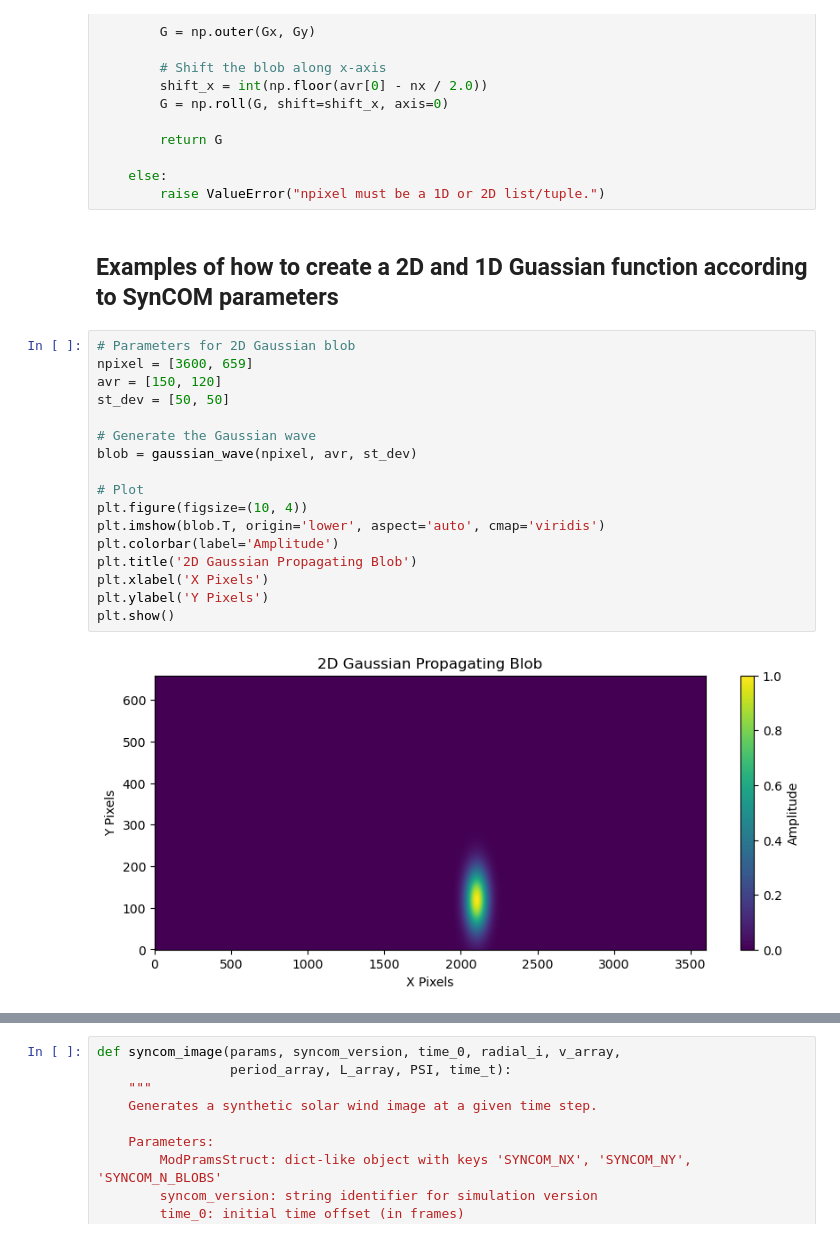
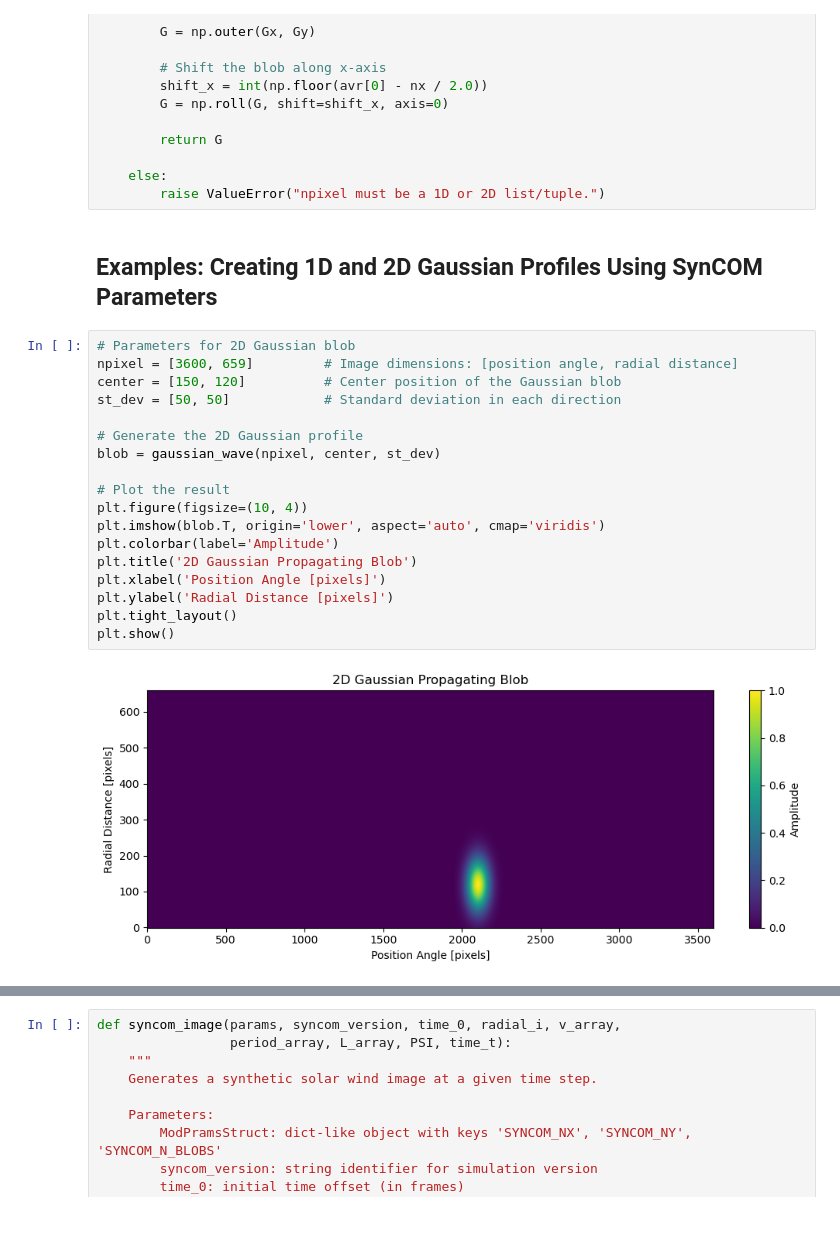
Before and after one commit to valmirmoraes/SynCOM-python, a Jupyter notebook: SynCOM_python_functions.ipynb, the cells around one changed output, grey strips where cells are left out. Drawn from its saved outputs; the diff is of its cells as text.

```diff
--- a/SynCOM_python_functions.ipynb
+++ b/SynCOM_python_functions.ipynb
@@ -340,25 +371,26 @@ def gaussian_wave(npixel, avr, st_dev):
     else:
         raise ValueError("npixel must be a 1D or 2D list/tuple.")
 # %% [markdown]
-## Examples of how to create a 2D and 1D Guassian function according to SynCOM parameters
+## Examples: Creating 1D and 2D Gaussian Profiles Using SynCOM Parameters
 # %%
 # Parameters for 2D Gaussian blob
-npixel = [3600, 659]
-avr = [150, 120]
-st_dev = [50, 50]
+npixel = [3600, 659]         # Image dimensions: [position angle, radial distance]
+center = [150, 120]          # Center position of the Gaussian blob
+st_dev = [50, 50]            # Standard deviation in each direction
 
-# Generate the Gaussian wave
-blob = gaussian_wave(npixel, avr, st_dev)
+# Generate the 2D Gaussian profile
+blob = gaussian_wave(npixel, center, st_dev)
 
-# Plot
+# Plot the result
 plt.figure(figsize=(10, 4))
 plt.imshow(blob.T, origin='lower', aspect='auto', cmap='viridis')
 plt.colorbar(label='Amplitude')
 plt.title('2D Gaussian Propagating Blob')
-plt.xlabel('X Pixels')
-plt.ylabel('Y Pixels')
+plt.xlabel('Position Angle [pixels]')
+plt.ylabel('Radial Distance [pixels]')
+plt.tight_layout()
 plt.show()
 # %% [output]
-[figure, old version]
+[figure, new version]
 # %%
 # Parameters for 1D Gaussian blob
```
Also changed, not shown: parts of 11 cells of this notebook.
